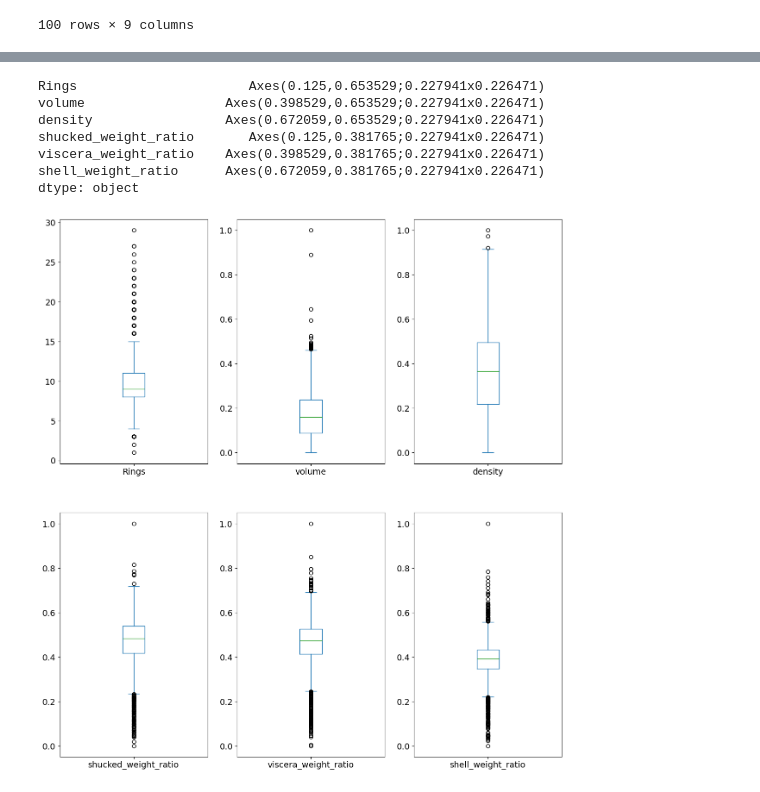
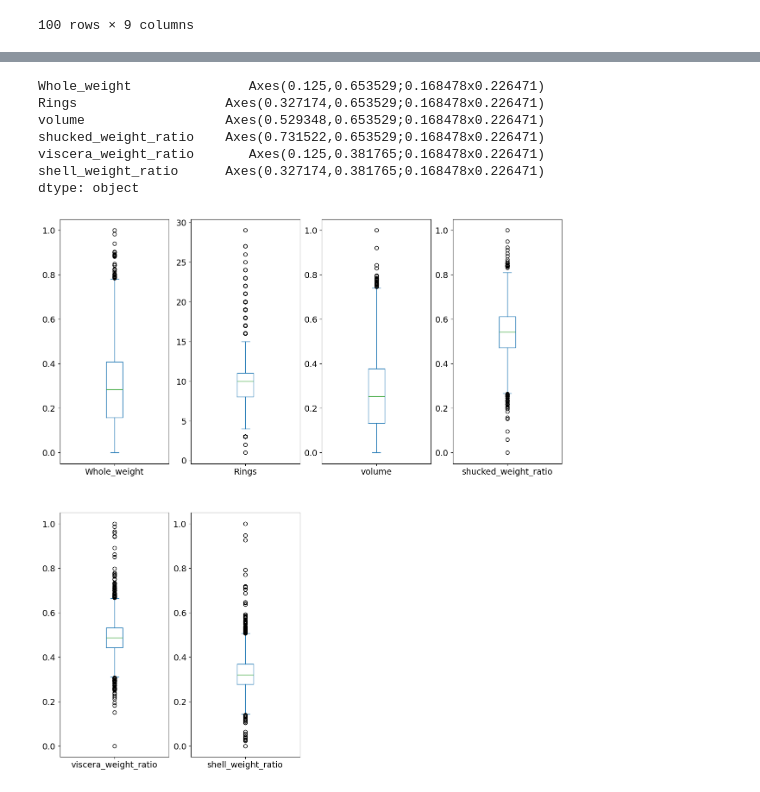
Before and after one commit to CloudSkytec/ML-CW1, a Jupyter notebook: Yuhong Y/abalone.ipynb, the cells around one changed output, grey strips where cells are left out. Cells and saved outputs as stored; diff of their text form; code cells hidden in the pictures.

```diff
--- a/Yuhong Y/abalone.ipynb
+++ b/Yuhong Y/abalone.ipynb
@@ -32,7 +34,7 @@ df = pd.get_dummies(df, columns=['Sex'], prefix='Sex')
 
 for column in df.select_dtypes('number').columns:
     if df[column].mean() < 1.0:
-        df[column] = df[column] * 10
+        df[column] = df[column] * 200
 
-print(df)
+df.describe()
 # %% [output]
@@ -55,0 +169,26 @@ print(df)
+# %%
+# Step 1: Calculate Q1 (25th percentile) and Q3 (75th percentile) for 'Diameter'
+Q1 = df['Diameter'].quantile(0.25)
+Q3 = df['Diameter'].quantile(0.75)
+IQR = Q3 - Q1
+
+# Step 2: Define the lower and upper bounds
+lower_bound = Q1 - 1.5 * IQR
+upper_bound = Q3 + 1.5 * IQR
+
+# Step 3: Identify outliers
+outliers = df[(df['Diameter'] < lower_bound) | (df['Diameter'] > upper_bound)]
+
+# Print outliers
+print("Outliers in 'Diameter':")
+print(outliers)
+
+# Step 4: Handling outliers by capping
+# Any value below lower_bound will be set to lower_bound, any above upper_bound will be set to upper_bound
+df = df[~((df['Diameter'] > upper_bound) & (df['Sex_I'] == True))]
+df = df[~((df['Diameter'] < lower_bound) & (df['Sex_I'] == False))]
+df['Diameter'] = df['Diameter'].apply(lambda x: lower_bound if x < lower_bound else (upper_bound if x > upper_bound else x))
+
+# Print the modified DataFrame
+print("\nData after capping outliers in 'Diameter':")
+print(df)
@@ -56,8 +228,8 @@ print(df)
 # %%
-df['volume'] = (1/6) * np.pi * df['Length'] * df['Diameter'] * df['Height'] / 100
+df['volume'] = (1/6) * np.pi * df['Length'] * df['Diameter'] * df['Height'] / 1000
 df = df.drop(columns=['Length','Diameter','Height'])
 # %%
-df['density'] = df['Whole_weight'] / (df['volume'] + 1)
+#df['density'] = df['Whole_weight'] / (df['volume'] + 1)
 df['shucked_weight_ratio'] = df['Shucked_weight'] / (df['Whole_weight'] + 1)
 df['viscera_weight_ratio'] = df['Viscera_weight'] / (df['Whole_weight'] + 1)
 df['shell_weight_ratio'] = df['Shell_weight'] / (df['Whole_weight'] + 1)
@@ -68,7 +240,7 @@ df = df[(df['shucked_weight_ratio'] >= lower_bound) & (df['shucked_weight_ratio'
 df = df[(df['viscera_weight_ratio'] >= lower_bound) & (df['viscera_weight_ratio'] <= upper_bound)]
 df = df[(df['shell_weight_ratio'] >= lower_bound) & (df['shell_weight_ratio'] <= upper_bound)]
 
-df = df.drop(columns=['Whole_weight'])
+#df = df.drop(columns=['Whole_weight'])
 df = df.drop(columns=['Shucked_weight'])
 df = df.drop(columns=['Viscera_weight'])
 df = df.drop(columns=['Shell_weight'])
@@ -114,14 +286,14 @@ df.describe()
 # %%
 data_mean = df.iloc[:, :]
-data_mean.plot(kind='box', subplots=True, layout=(3,3), sharex=False,
+data_mean.plot(kind='box', subplots=True, layout=(3,4), sharex=False,
 sharey=False, fontsize=14, figsize=(15,25))
 # %% [output]
-Rings                      Axes(0.125,0.653529;0.227941x0.226471)
-volume                  Axes(0.398529,0.653529;0.227941x0.226471)
-density                 Axes(0.672059,0.653529;0.227941x0.226471)
-shucked_weight_ratio       Axes(0.125,0.381765;0.227941x0.226471)
-viscera_weight_ratio    Axes(0.398529,0.381765;0.227941x0.226471)
-shell_weight_ratio      Axes(0.672059,0.381765;0.227941x0.226471)
+Whole_weight               Axes(0.125,0.653529;0.168478x0.226471)
+Rings                   Axes(0.327174,0.653529;0.168478x0.226471)
+volume                  Axes(0.529348,0.653529;0.168478x0.226471)
+shucked_weight_ratio    Axes(0.731522,0.653529;0.168478x0.226471)
+viscera_weight_ratio       Axes(0.125,0.381765;0.168478x0.226471)
+shell_weight_ratio      Axes(0.327174,0.381765;0.168478x0.226471)
 dtype: object
-[figure, old version]
+[figure, new version]
 # %%
```
Also changed, not shown: parts of 13 cells of this notebook.
